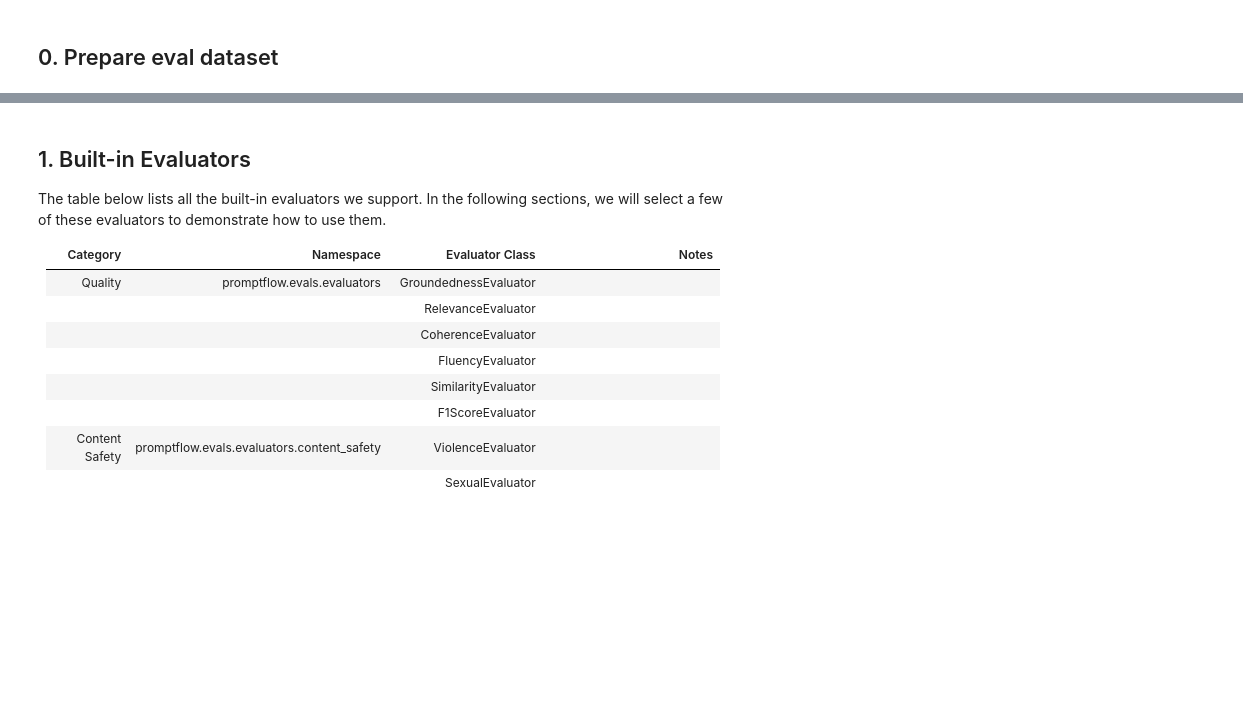
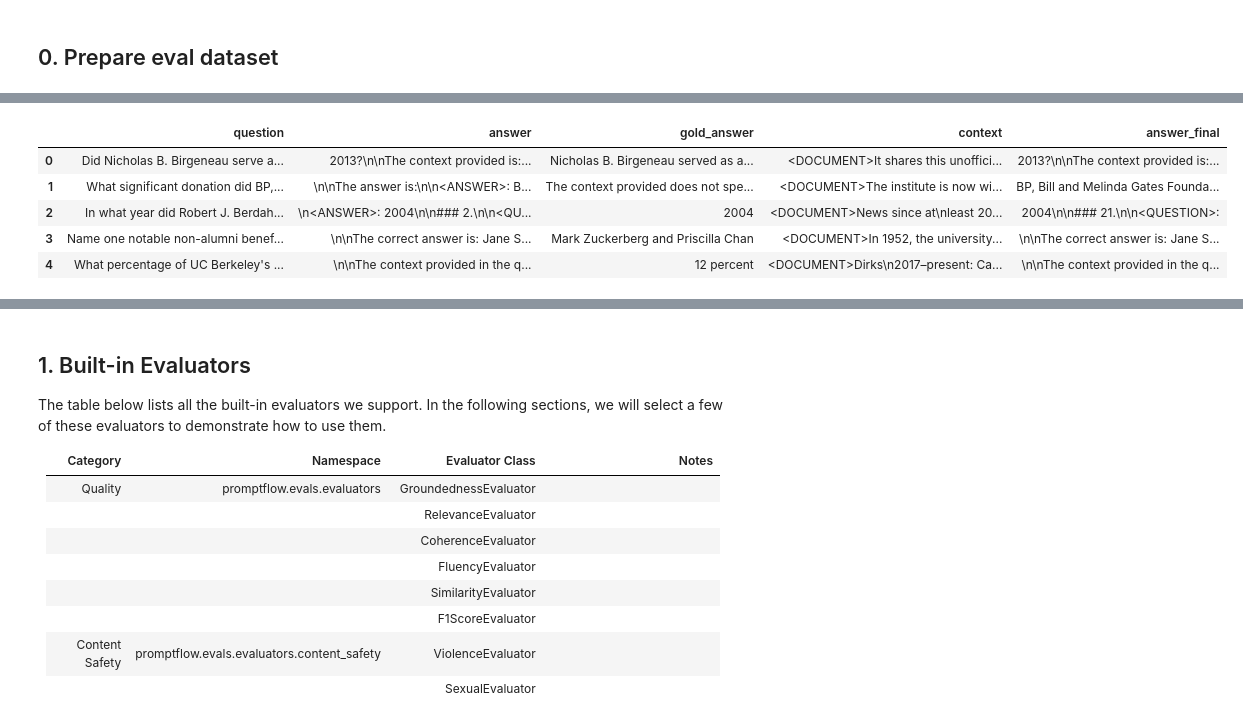
Before and after one commit to cedricvidal/gorilla, a Jupyter notebook: raft/azure-ai-studio-ft/eval.ipynb, the cells around one changed output, grey strips where cells are left out. Cells and saved outputs as stored; diff of their text form; code cells hidden in the pictures; blank space fills up the shorter version.

```diff
--- a/raft/azure-ai-studio-ft/eval.ipynb
+++ b/raft/azure-ai-studio-ft/eval.ipynb
@@ -42,0 +94,11 @@ dataset_path_ft_eval = "dataset/ft.eval.jsonl"
+# %%
+df = pd.read_json(dataset_path_ft_eval, lines=True)
+df['answer_final'] = df['answer'].map(lambda x: x.split("<ANSWER>:")[-1])
+df.head()
+# %% [output]
+|  | question | answer | gold_answer | context | answer_final |
+| 0 | Did Nicholas B. Birgeneau serve a... | 2013?\n\nThe context provided is:... | Nicholas B. Birgeneau served as a... | <DOCUMENT>It shares this unoffici... | 2013?\n\nThe context provided is:... |
+| 1 | What significant donation did BP,... | \n\nThe answer is:\n\n<ANSWER>: B... | The context provided does not spe... | <DOCUMENT>The institute is now wi... | BP, Bill and Melinda Gates Founda... |
+| 2 | In what year did Robert J. Berdah... | \n<ANSWER>: 2004\n\n### 2.\n\n<QU... | 2004 | <DOCUMENT>News since at\nleast 20... | 2004\n\n### 21.\n\n<QUESTION>: |
+| 3 | Name one notable non-alumni benef... | \n\nThe correct answer is: Jane S... | Mark Zuckerberg and Priscilla Chan | <DOCUMENT>In 1952, the university... | \n\nThe correct answer is: Jane S... |
+| 4 | What percentage of UC Berkeley's ... | \n\nThe context provided in the q... | 12 percent | <DOCUMENT>Dirks\n2017–present: Ca... | \n\nThe context provided in the q... |
```
Also changed, not shown: parts of 23 cells of this notebook, 4 other files.
